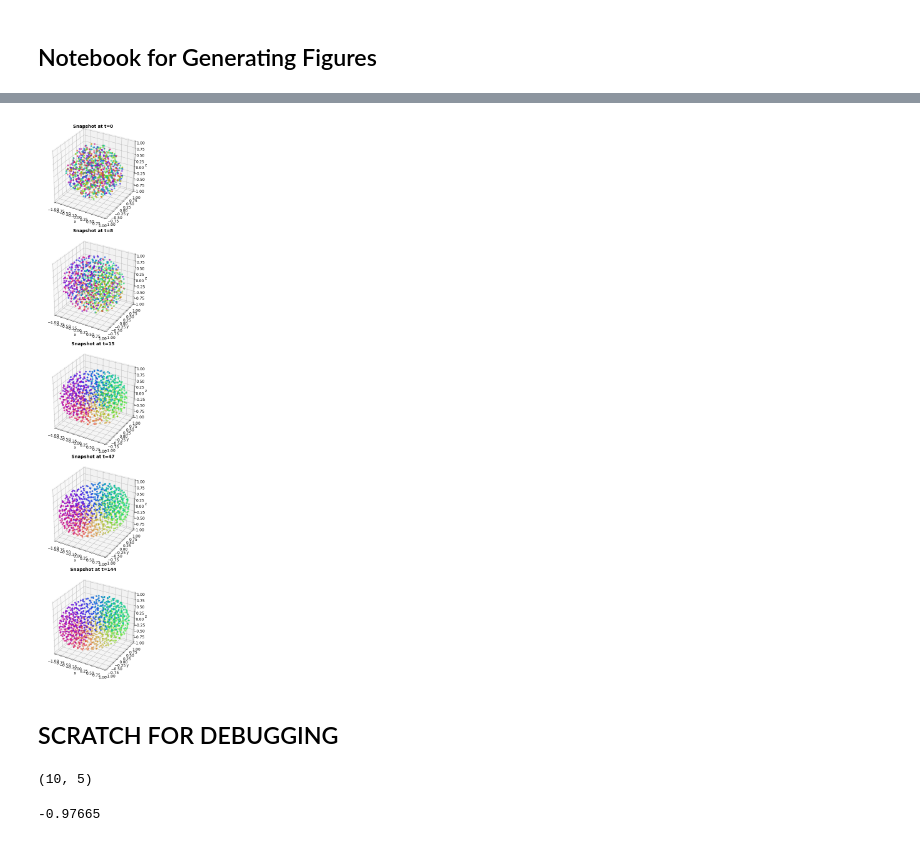
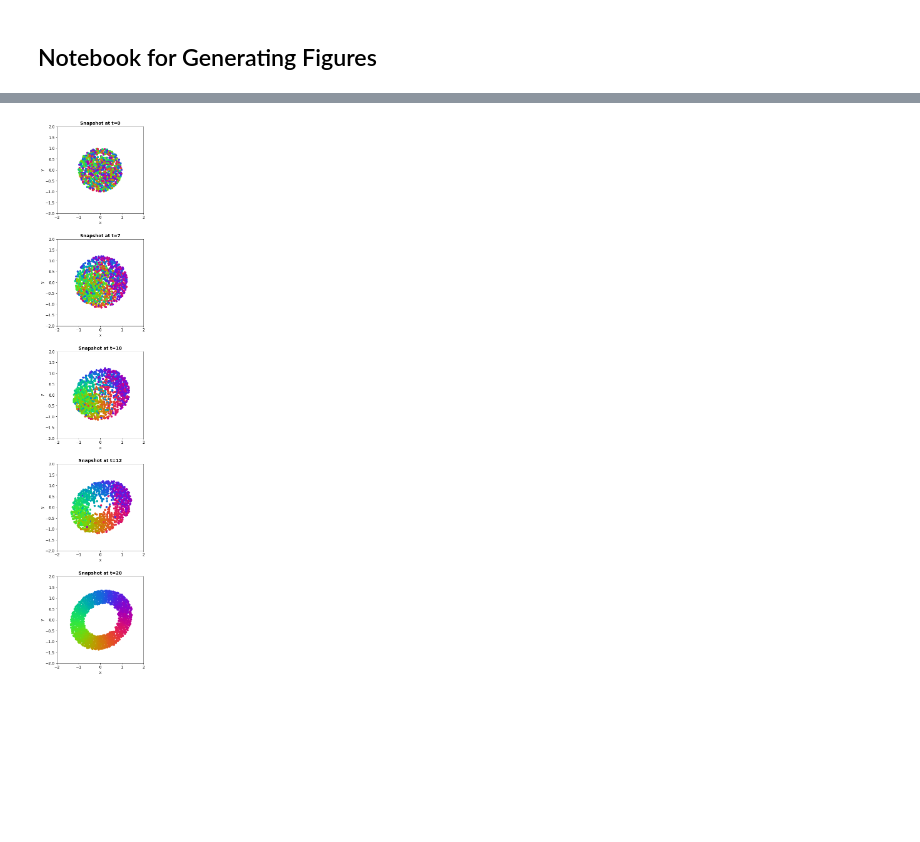
Before and after one commit to jscuds/am225_swarmalators, a Jupyter notebook: Figures.ipynb, the cells around one changed output, grey strips where cells are left out. Cells and saved outputs as stored; diff of their text form; code cells hidden in the pictures; blank space fills up the shorter version.

Commit message:
updated plots for 3d swarm

```diff
--- a/Figures.ipynb
+++ b/Figures.ipynb
@@ -89,14 +151,12 @@ basic_swarm3d = np.loadtxt("./figs_data/basic_swarm3d.txt")
 # %%
 # process data into separate arrays
-data = basic_swarm3d
+data = basic_swarm
 inc = int(data.shape[0]/5)
-t,x,y,z,theta = split_data(data[::inc], dim=3)
+t,x,y,z,theta = split_data(data[::inc])#, dim=3)
 
 # plot data
 fig,ax = plot(t,x,y,z,theta,title)
 plt.show()
 fig.savefig('figs/basic_swarm3d.png')
 # %% [output]
-[figure, old version]
+[figure, new version]
-# %% [markdown]
-## SCRATCH FOR DEBUGGING
@@ -114,9 +162,0 @@ s = np.array([[3,1,0,0.631164,-0.113229],
-# %%
-s.shape
-# %% [output]
-(10, 5)
-# %%
-max(s[:,4])
-min(s[:,4])
-# %% [output]
--0.97665
```
Also changed, not shown: parts of 16 cells of this notebook, 3 other files.
